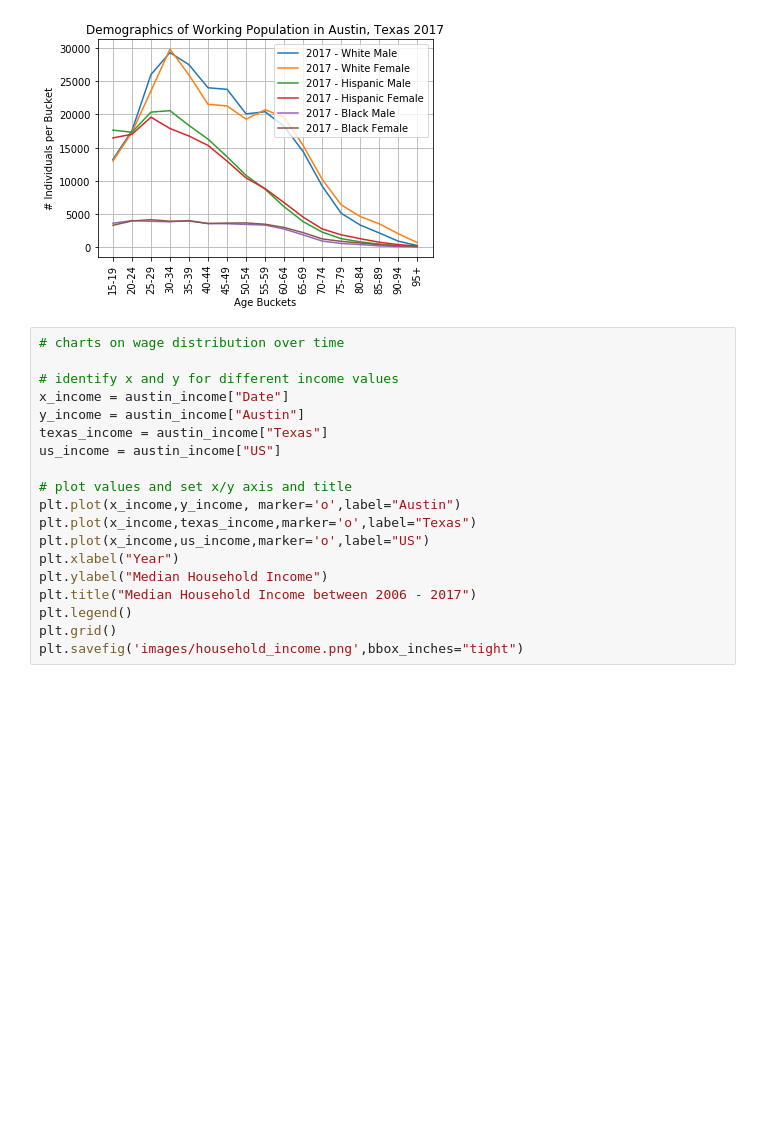
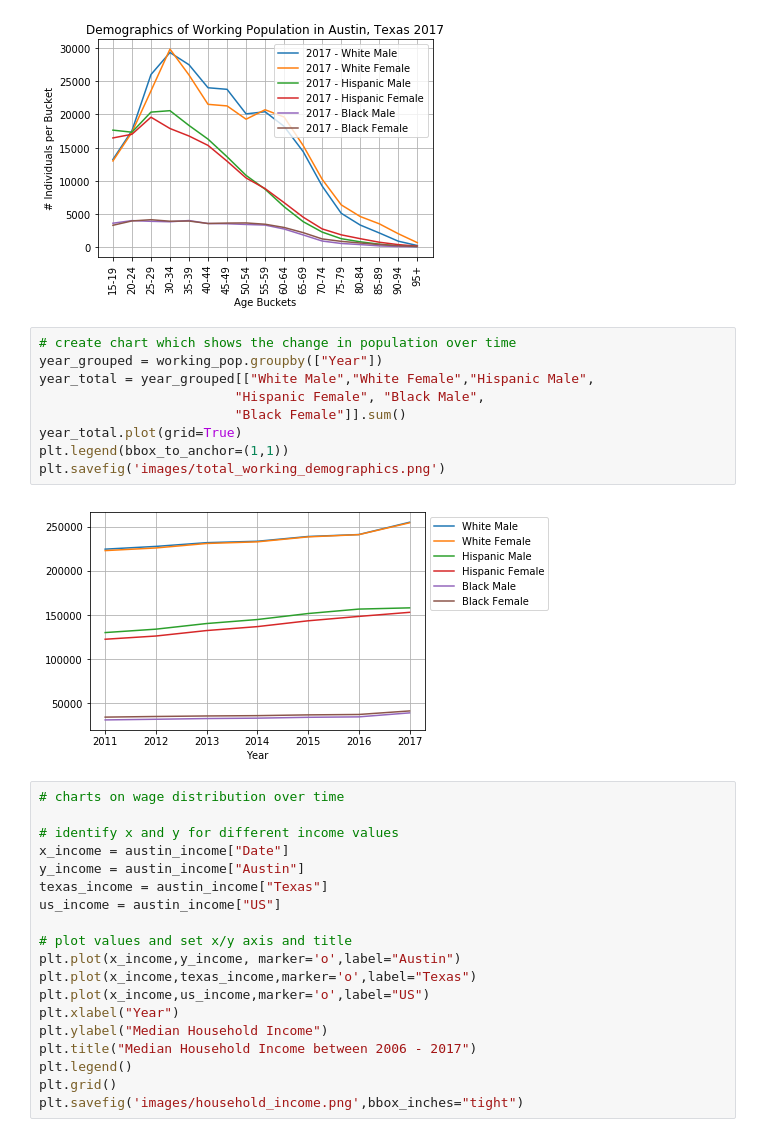
Before and after one commit to aktavern/Project-1, a Jupyter notebook: Project 1 - Final Data Analysis.ipynb, the cells around one changed output. Saved outputs shown, nothing was run; the diff lists cells and outputs as text; blank space fills up the shorter version.

```diff
--- a/Project 1 - Final Data Analysis.ipynb
+++ b/Project 1 - Final Data Analysis.ipynb
@@ -196,6 +200,17 @@ plt.grid()
 plt.savefig('images/working_demographics_2017.png',bbox_inches = 'tight')
 # %% [output]
 [figure]
+# %%
+# create chart which shows the change in population over time
+year_grouped = working_pop.groupby(["Year"])
+year_total = year_grouped[["White Male","White Female","Hispanic Male",
+                         "Hispanic Female", "Black Male",
+                         "Black Female"]].sum()
+year_total.plot(grid=True)
+plt.legend(bbox_to_anchor=(1,1))
+plt.savefig('images/total_working_demographics.png')
+# %% [output]
+[figure, added]
 # %%
 # charts on wage distribution over time
 
```
Also changed, not shown: parts of 26 cells of this notebook, 8 other files.
